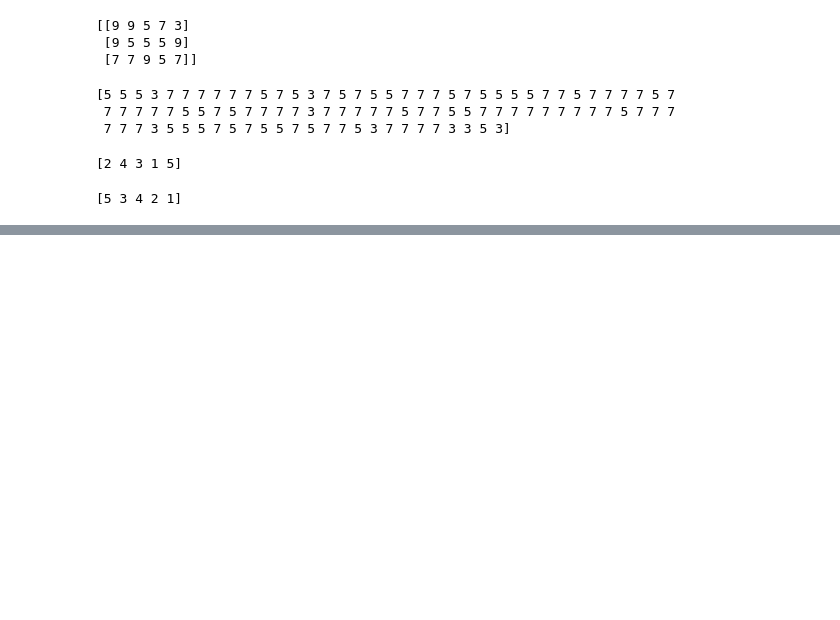
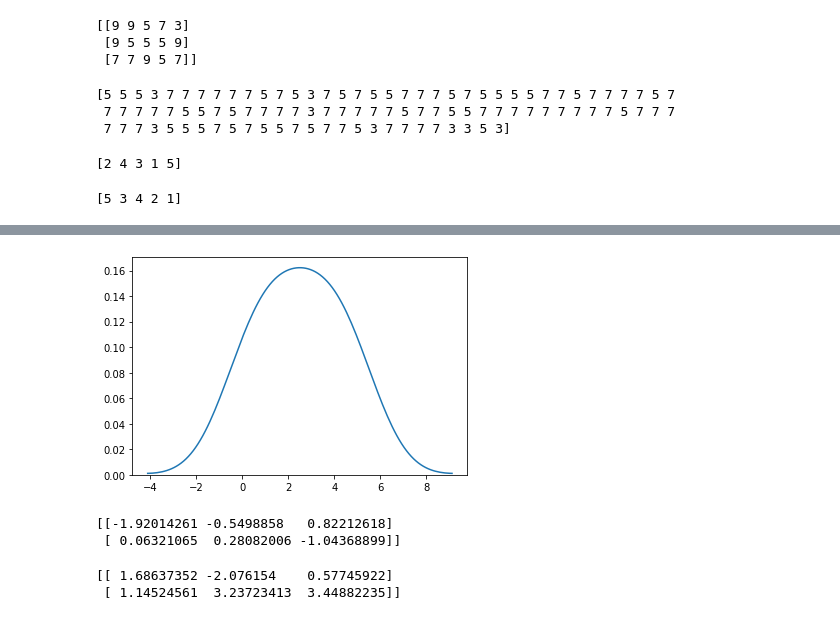
Before and after one commit to pratikshas8080/Python_Basics-, a Jupyter notebook: Random_no_in_numpy.ipynb, the cells around one changed output, grey strips where cells are left out. Drawn from its saved outputs; the diff is of its cells as text; code cells hidden in the pictures; blank space fills up the shorter version.

```diff
--- a/Random_no_in_numpy.ipynb
+++ b/Random_no_in_numpy.ipynb
@@ -113,0 +130,29 @@ print(random.permutation(arr))
+# %%
+import matplotlib.pyplot as plt
+import seaborn as sns
+
+sns.distplot([0, 1, 2, 3, 4, 5], hist=False)
+
+plt.show()
+# %% [output]
+[figure, added]
+# %%
+#The Normal Distribution is one of the most important distributions.
+from numpy import random
+
+x = random.normal(size=(2, 3))
+
+print(x)
+# %% [output]
+[[-1.92014261 -0.5498858   0.82212618]
+ [ 0.06321065  0.28082006 -1.04368899]]
+# %%
+#Generate a random normal distribution of size 2x3 with mean at 1 and standard deviation of 2
+from numpy import random
+
+x = random.normal(loc=1, scale=2, size=(2, 3))
+
+print(x)
+# %% [output]
+[[ 1.68637352 -2.076154    0.57745922]
+ [ 1.14524561  3.23723413  3.44882235]]
```
Also changed, not shown: parts of 4 cells of this notebook.
